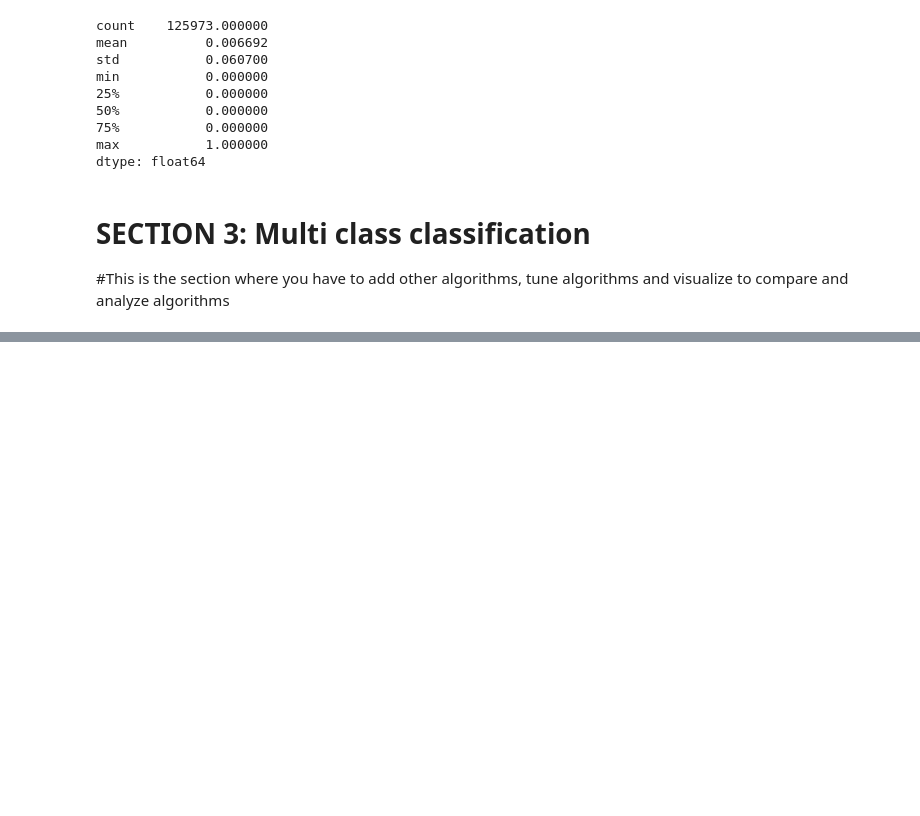
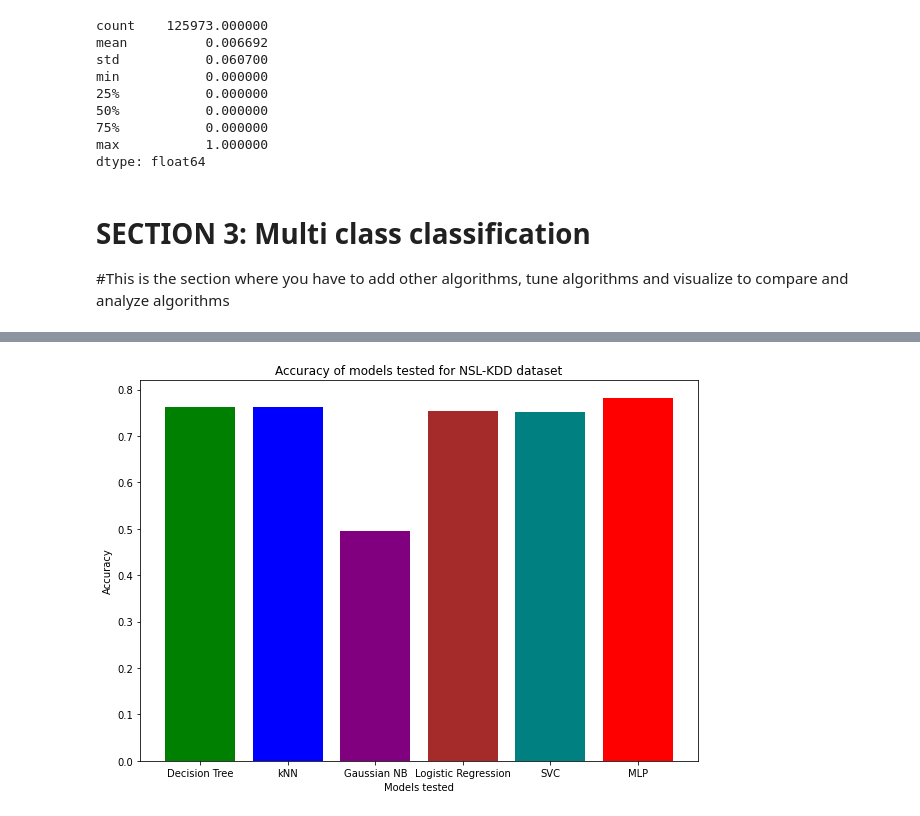
Before and after one commit to andreweymard/2020-S2, a Jupyter notebook: 5.1HD.ipynb, the cells around one changed output, grey strips where cells are left out. Saved outputs shown, nothing was run; the diff lists cells and outputs as text; code cells hidden in the pictures; blank space fills up the shorter version.

Commit message:
added graphs

```diff
--- a/5.1HD.ipynb
+++ b/5.1HD.ipynb
@@ -427,2 +427,15 @@ Time taken: 265.58087 seconds
 
 ROC area:  0.8781452230500515
+# %%
+accu_bar_plot = {'Decision Tree':0.76211, 'kNN':0.76211, 'Gaussian NB':0.49463, 'Logistic Regression':0.75328, 'SVC':0.75081, 'MLP':0.78087}
+Models = list(accu_bar_plot.keys())
+Accuracy = list(accu_bar_plot.values())
+
+fig = plt.figure(figsize = (10, 7))
+plt.bar(Models, Accuracy, color=['green', 'blue', 'purple', 'brown', 'teal', 'red'])
+plt.xlabel("Models tested")
+plt.ylabel("Accuracy")
+plt.title("Accuracy of models tested for NSL-KDD dataset")
+plt.show()
+# %% [output]
+[figure, added]
```
Also changed, not shown: parts of 7 cells of this notebook, 1 other file.
